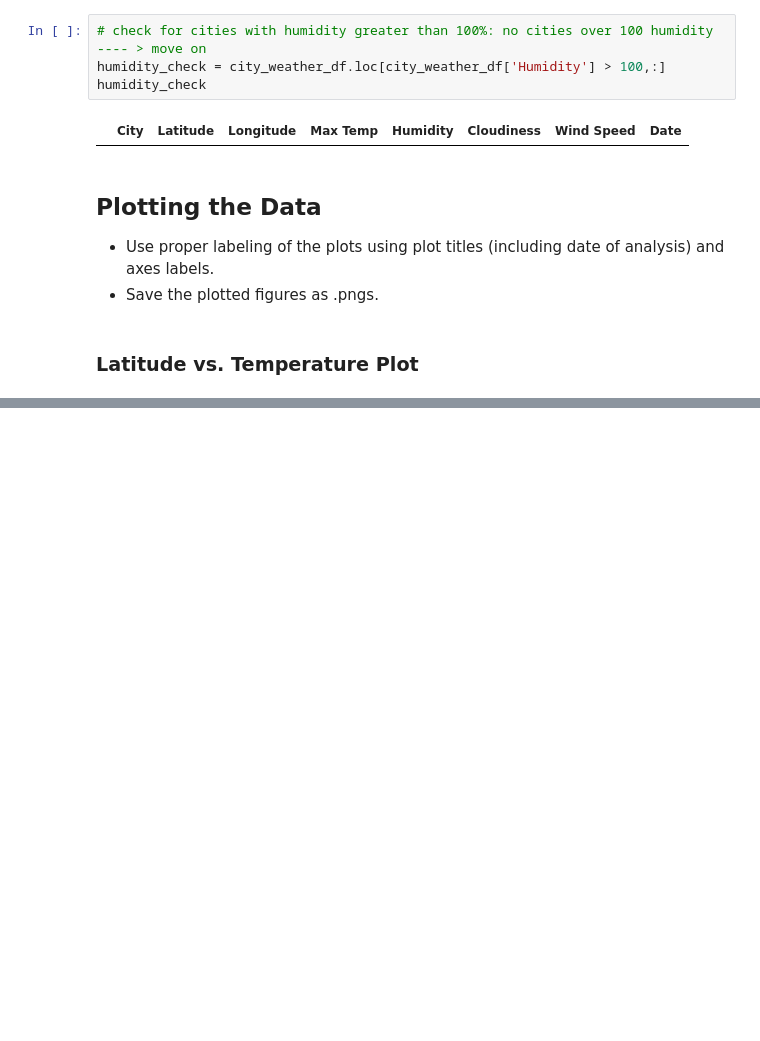
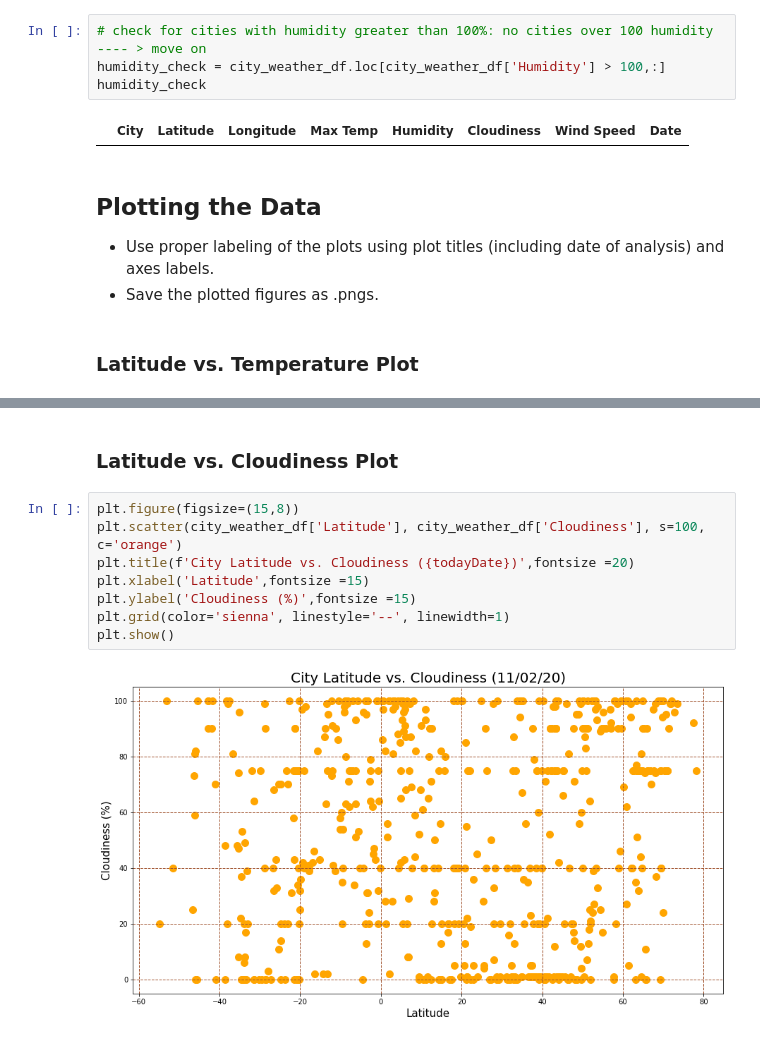
Before and after one commit to JimKTran/UofT-BCS-Python-API-Challenge, a Jupyter notebook: WeatherPy/WeatherPy_Final.ipynb, the cells around one changed output, grey strips where cells are left out. Saved outputs shown, nothing was run; the diff lists cells and outputs as text; blank space fills up the shorter version.

```diff
--- a/WeatherPy/WeatherPy_Final.ipynb
+++ b/WeatherPy/WeatherPy_Final.ipynb
@@ -195,0 +207,12 @@ plt.show()
+# %% [markdown]
+### Latitude vs. Cloudiness Plot
+# %%
+plt.figure(figsize=(15,8))
+plt.scatter(city_weather_df['Latitude'], city_weather_df['Cloudiness'], s=100, c='orange')
+plt.title(f'City Latitude vs. Cloudiness ({todayDate})',fontsize =20)
+plt.xlabel('Latitude',fontsize =15)
+plt.ylabel('Cloudiness (%)',fontsize =15)
+plt.grid(color='sienna', linestyle='--', linewidth=1)
+plt.show()
+# %% [output]
+[figure, added]
```
Also changed, not shown: parts of 6 cells of this notebook.
